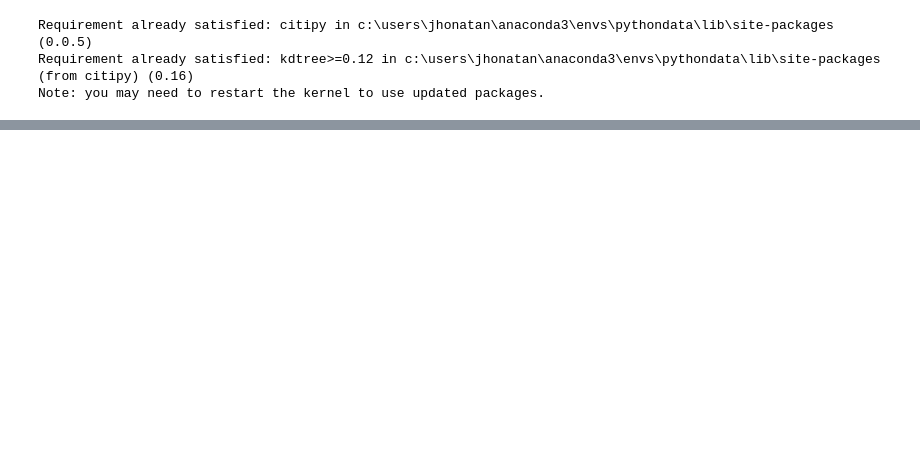
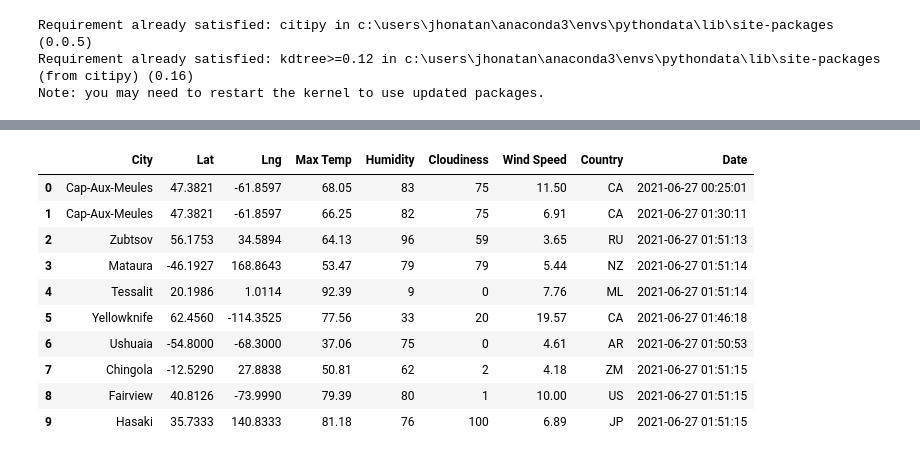
Before and after one commit to jhonpire/World_Weather_Analysis, a Jupyter notebook: WeatherPy.ipynb, the cells around one changed output, grey strips where cells are left out. Drawn from its saved outputs; the diff is of its cells as text; code cells hidden in the pictures; blank space fills up the shorter version.

```diff
--- a/WeatherPy.ipynb
+++ b/WeatherPy.ipynb
@@ -80,0 +166,16 @@ len(cities)
+# %%
+# Convert the array of dictionaries to a Pandas DataFrame.
+city_data_df = pd.DataFrame(city_data)
+city_data_df.head(10)
+# %% [output]
+|  | City | Lat | Lng | Max Temp | Humidity | Cloudiness | Wind Speed | Country | Date |
+| 0 | Cap-Aux-Meules | 47.3821 | -61.8597 | 68.05 | 83 | 75 | 11.50 | CA | 2021-06-27 00:25:01 |
+| 1 | Cap-Aux-Meules | 47.3821 | -61.8597 | 66.25 | 82 | 75 | 6.91 | CA | 2021-06-27 01:30:11 |
+| 2 | Zubtsov | 56.1753 | 34.5894 | 64.13 | 96 | 59 | 3.65 | RU | 2021-06-27 01:51:13 |
+| 3 | Mataura | -46.1927 | 168.8643 | 53.47 | 79 | 79 | 5.44 | NZ | 2021-06-27 01:51:14 |
+| 4 | Tessalit | 20.1986 | 1.0114 | 92.39 | 9 | 0 | 7.76 | ML | 2021-06-27 01:51:14 |
+| 5 | Yellowknife | 62.4560 | -114.3525 | 77.56 | 33 | 20 | 19.57 | CA | 2021-06-27 01:46:18 |
+| 6 | Ushuaia | -54.8000 | -68.3000 | 37.06 | 75 | 0 | 4.61 | AR | 2021-06-27 01:50:53 |
+| 7 | Chingola | -12.5290 | 27.8838 | 50.81 | 62 | 2 | 4.18 | ZM | 2021-06-27 01:51:15 |
+| 8 | Fairview | 40.8126 | -73.9990 | 79.39 | 80 | 1 | 10.00 | US | 2021-06-27 01:51:15 |
+| 9 | Hasaki | 35.7333 | 140.8333 | 81.18 | 76 | 100 | 6.89 | JP | 2021-06-27 01:51:15 |
```
Also changed, not shown: parts of 10 cells of this notebook, 4 other files.
